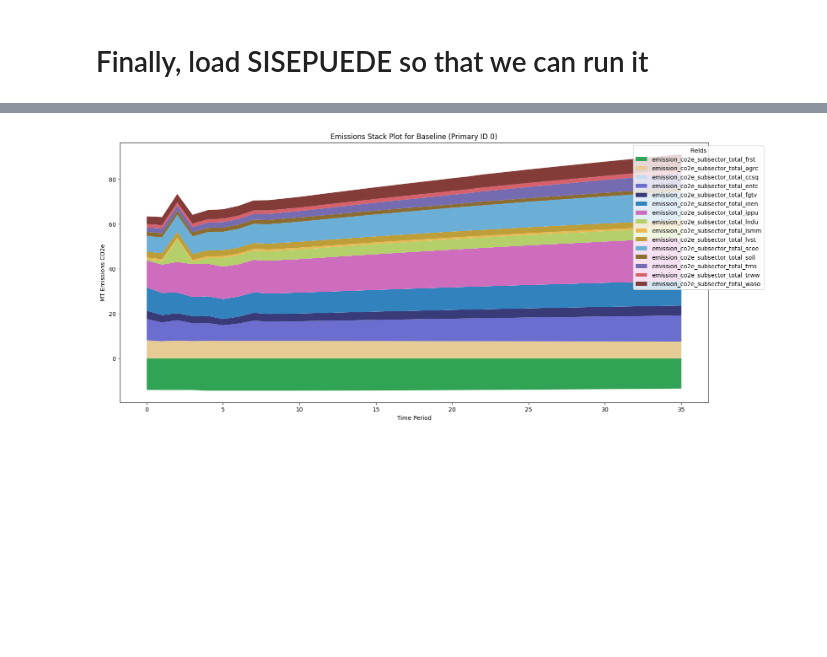
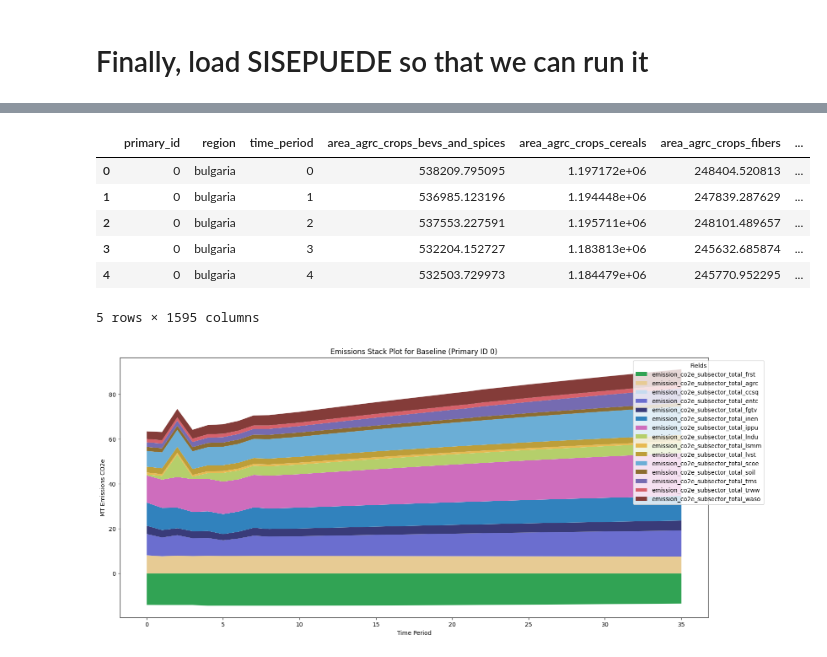
Before and after one commit to sisepuede-framework/ssp_bulgaria, a Jupyter notebook: ssp_modeling/notebooks/bulgaria_manager_wb.ipynb, the cells around one changed output, grey strips where cells are left out. Cells and saved outputs as stored; diff of their text form; code cells hidden in the pictures; blank space fills up the shorter version.

```diff
--- a/ssp_modeling/notebooks/bulgaria_manager_wb.ipynb
+++ b/ssp_modeling/notebooks/bulgaria_manager_wb.ipynb
@@ -525,6 +414,16 @@ ssp.project_scenarios(
 # Read input and output files
 df_out = ssp.read_output(None)
 df_in = ssp.read_input(None)
+# %%
+df_out.head()
+# %% [output]
+|  | primary_id | region | time_period | area_agrc_crops_bevs_and_spices | area_agrc_crops_cereals | area_agrc_crops_fibers | ... |
+| 0 | 0 | bulgaria | 0 | 538209.795095 | 1.197172e+06 | 248404.520813 | ... |
+| 1 | 0 | bulgaria | 1 | 536985.123196 | 1.194448e+06 | 247839.287629 | ... |
+| 2 | 0 | bulgaria | 2 | 537553.227591 | 1.195711e+06 | 248101.489657 | ... |
+| 3 | 0 | bulgaria | 3 | 532204.152727 | 1.183813e+06 | 245632.685874 | ... |
+| 4 | 0 | bulgaria | 4 | 532503.729973 | 1.184479e+06 | 245770.952295 | ... |
+5 rows × 1595 columns
 # %%
 def plot_field_stack(
     df,
```
Also changed, not shown: parts of 16 cells of this notebook.
